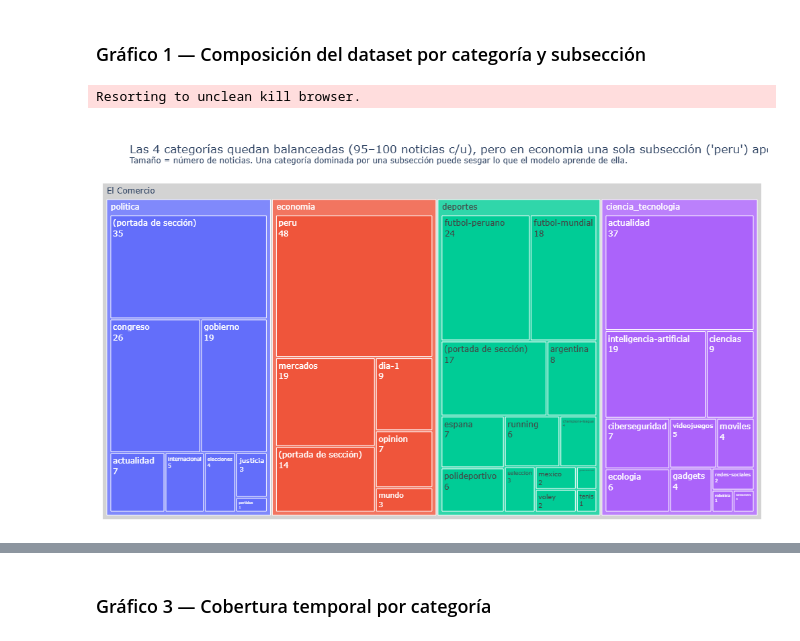
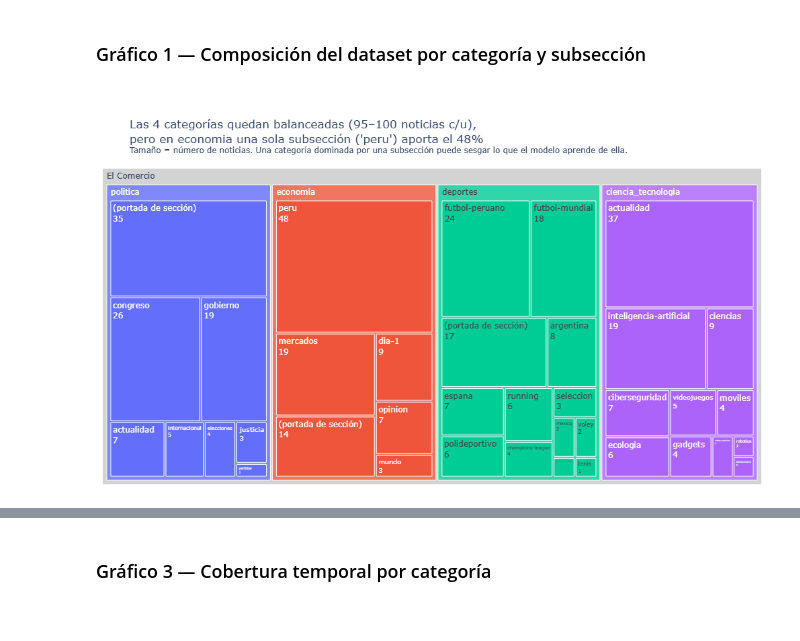
Before and after one commit to Cris92W/Python-Intermedio, a Jupyter notebook: tarea_1/01_recoleccion.ipynb, the cells around one changed output, grey strips where cells are left out. Cells and saved outputs as stored; diff of their text form; code cells hidden in the pictures.

```diff
--- a/tarea_1/01_recoleccion.ipynb
+++ b/tarea_1/01_recoleccion.ipynb
@@ -496,18 +508,17 @@ Rango de fechas: 2026-10-06 a 2026-10-17
 # %%
 por_cat = df["etiqueta"].value_counts()
 top_sub = (df.groupby(["etiqueta", "subseccion_g"]).size().rename("n").reset_index()
            .sort_values("n", ascending=False).drop_duplicates("etiqueta").set_index("etiqueta"))
 top_sub["peso"] = top_sub["n"] / por_cat
 cat_conc = top_sub["peso"].idxmax()
 
-titulo = (f"Las 4 categorías quedan balanceadas ({por_cat.min()}–{por_cat.max()} noticias c/u), pero en {cat_conc} "
+titulo = (f"Las 4 categorías quedan balanceadas ({por_cat.min()}–{por_cat.max()} noticias c/u),<br>pero en {cat_conc} "
           f"una sola subsección ('{top_sub.loc[cat_conc, 'subseccion_g']}') aporta el {top_sub.loc[cat_conc, 'peso']:.0%}"
           "<br><sup>Tamaño = número de noticias. Una categoría dominada por una subsección puede sesgar lo que el modelo aprende de ella.</sup>")
 fig = px.treemap(df, path=[px.Constant(MEDIO), "etiqueta", "subseccion_g"], title=titulo, height=600)
 fig.update_traces(textinfo="label+value", root_color="lightgrey")
-fig.update_layout(margin=dict(t=90, l=10, r=10, b=10))
+fig.update_layout(margin=dict(t=120, l=10, r=10, b=10))
 fig.show()
 # %% [output]
-Resorting to unclean kill browser.
-[figure, old version]
+[figure, new version]
 # %% [markdown]
```
Also changed, not shown: parts of 9 cells of this notebook, 1 other file.
